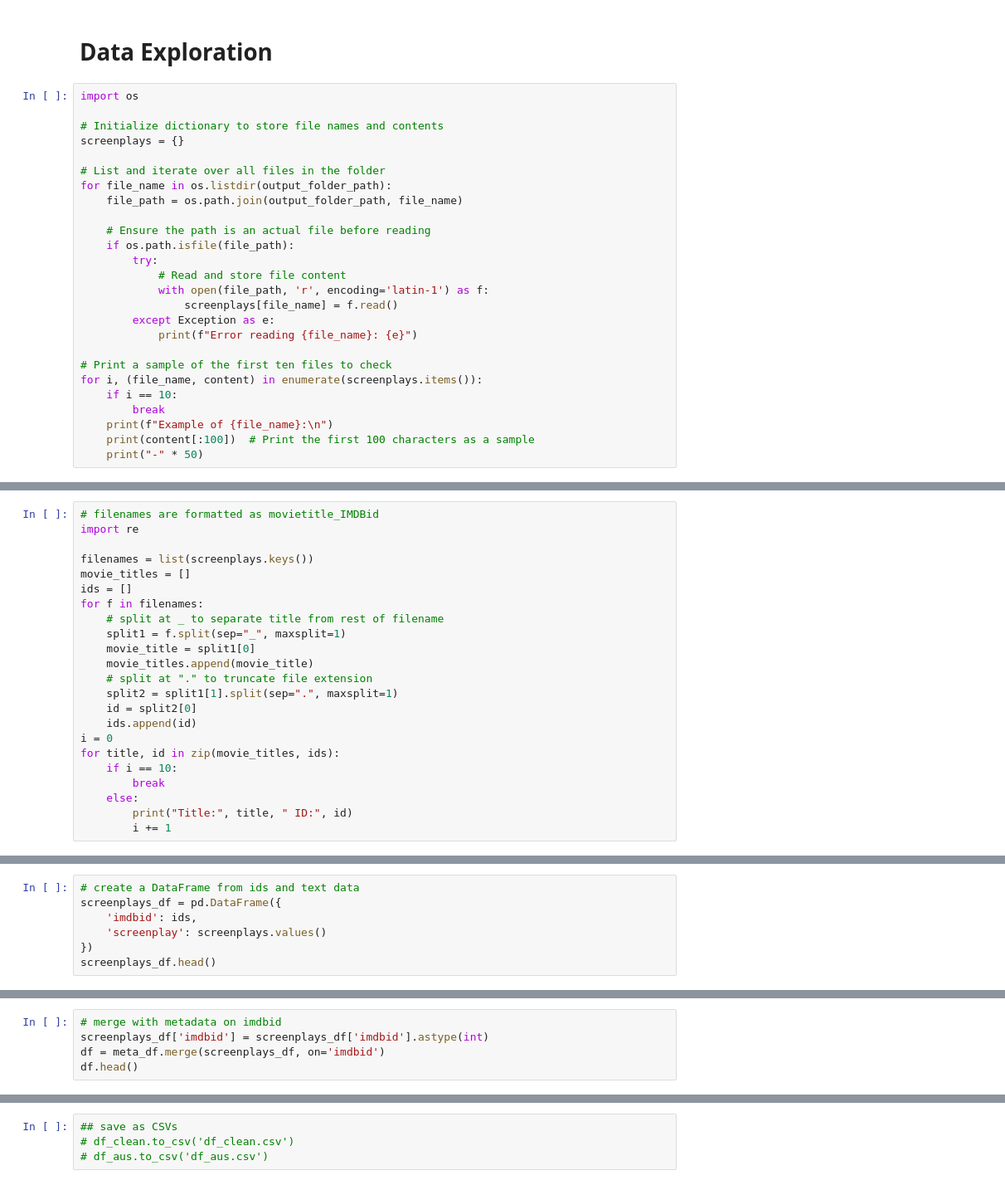
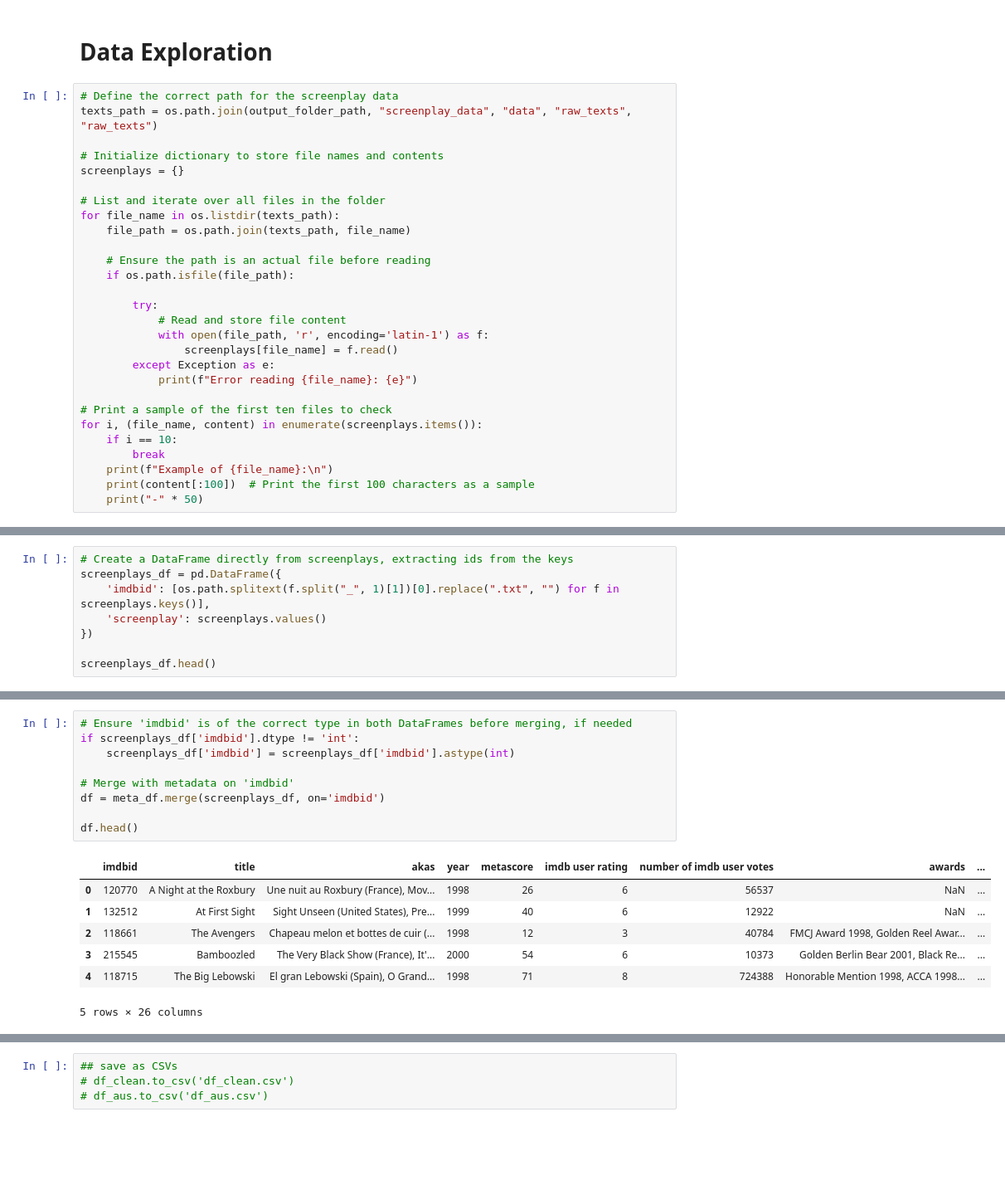
Before and after one commit to mas0ny1/36118_NLP_Spring, a Jupyter notebook: Experiment.ipynb, the cells around one changed output, grey strips where cells are left out. Shown: that part at 83% size. Saved outputs shown, nothing was run; the diff lists cells and outputs as text; blank space fills up the shorter version.

```diff
--- a/Experiment.ipynb
+++ b/Experiment.ipynb
@@ -71,17 +51,19 @@ File downloaded and saved as archive.zip
 # %% [markdown]
 # Data Exploration
 # %%
-import os
+# Define the correct path for the screenplay data
+texts_path = os.path.join(output_folder_path, "screenplay_data", "data", "raw_texts", "raw_texts")
 
 # Initialize dictionary to store file names and contents
 screenplays = {}
 
 # List and iterate over all files in the folder
-for file_name in os.listdir(output_folder_path):
-    file_path = os.path.join(output_folder_path, file_name)
+for file_name in os.listdir(texts_path):
+    file_path = os.path.join(texts_path, file_name)
 
     # Ensure the path is an actual file before reading
     if os.path.isfile(file_path):
+
         try:
             # Read and store file content
             with open(file_path, 'r', encoding='latin-1') as f:
@@ -127,24 +144 @@ print(list(screenplays.keys())[:10])
-# %%
-# filenames are formatted as movietitle_IMDBid
-import re
-
-filenames = list(screenplays.keys())
-movie_titles = []
-ids = []
-for f in filenames:
-    # split at _ to separate title from rest of filename
-    split1 = f.split(sep="_", maxsplit=1)
-    movie_title = split1[0]
-    movie_titles.append(movie_title)
-    # split at "." to truncate file extension
-    split2 = split1[1].split(sep=".", maxsplit=1)
-    id = split2[0]
-    ids.append(id)
-i = 0
-for title, id in zip(movie_titles, ids):
-    if i == 10:
-        break
-    else:
-        print("Title:", title, " ID:", id)
-        i += 1
 # %%
@@ -161,7 +164,8 @@ for i, (title, id) in enumerate(zip(movie_titles, ids)):
 # %%
-# create a DataFrame from ids and text data
+# Create a DataFrame directly from screenplays, extracting ids from the keys
 screenplays_df = pd.DataFrame({
-    'imdbid': ids,
+    'imdbid': [os.path.splitext(f.split("_", 1)[1])[0].replace(".txt", "") for f in screenplays.keys()],
     'screenplay': screenplays.values()
 })
+
 screenplays_df.head()
@@ -171,5 +200,17 @@ print(screenplays_df.info())
 # %%
-# merge with metadata on imdbid
-screenplays_df['imdbid'] = screenplays_df['imdbid'].astype(int)
+# Ensure 'imdbid' is of the correct type in both DataFrames before merging, if needed
+if screenplays_df['imdbid'].dtype != 'int':
+    screenplays_df['imdbid'] = screenplays_df['imdbid'].astype(int)
+
+# Merge with metadata on 'imdbid'
 df = meta_df.merge(screenplays_df, on='imdbid')
+
 df.head()
+# %% [output]
+|  | imdbid | title | akas | year | metascore | imdb user rating | number of imdb user votes | awards | ... |
+| 0 | 120770 | A Night at the Roxbury | Une nuit au Roxbury (France), Mov... | 1998 | 26 | 6 | 56537 | NaN | ... |
+| 1 | 132512 | At First Sight | Sight Unseen (United States), Pre... | 1999 | 40 | 6 | 12922 | NaN | ... |
+| 2 | 118661 | The Avengers | Chapeau melon et bottes de cuir (... | 1998 | 12 | 3 | 40784 | FMCJ Award 1998, Golden Reel Awar... | ... |
+| 3 | 215545 | Bamboozled | The Very Black Show (France), It'... | 2000 | 54 | 6 | 10373 | Golden Berlin Bear 2001, Black Re... | ... |
+| 4 | 118715 | The Big Lebowski | El gran Lebowski (Spain), O Grand... | 1998 | 71 | 8 | 724388 | Honorable Mention 1998, ACCA 1998... | ... |
+5 rows × 26 columns
```
Also changed, not shown: parts of 23 cells of this notebook.
